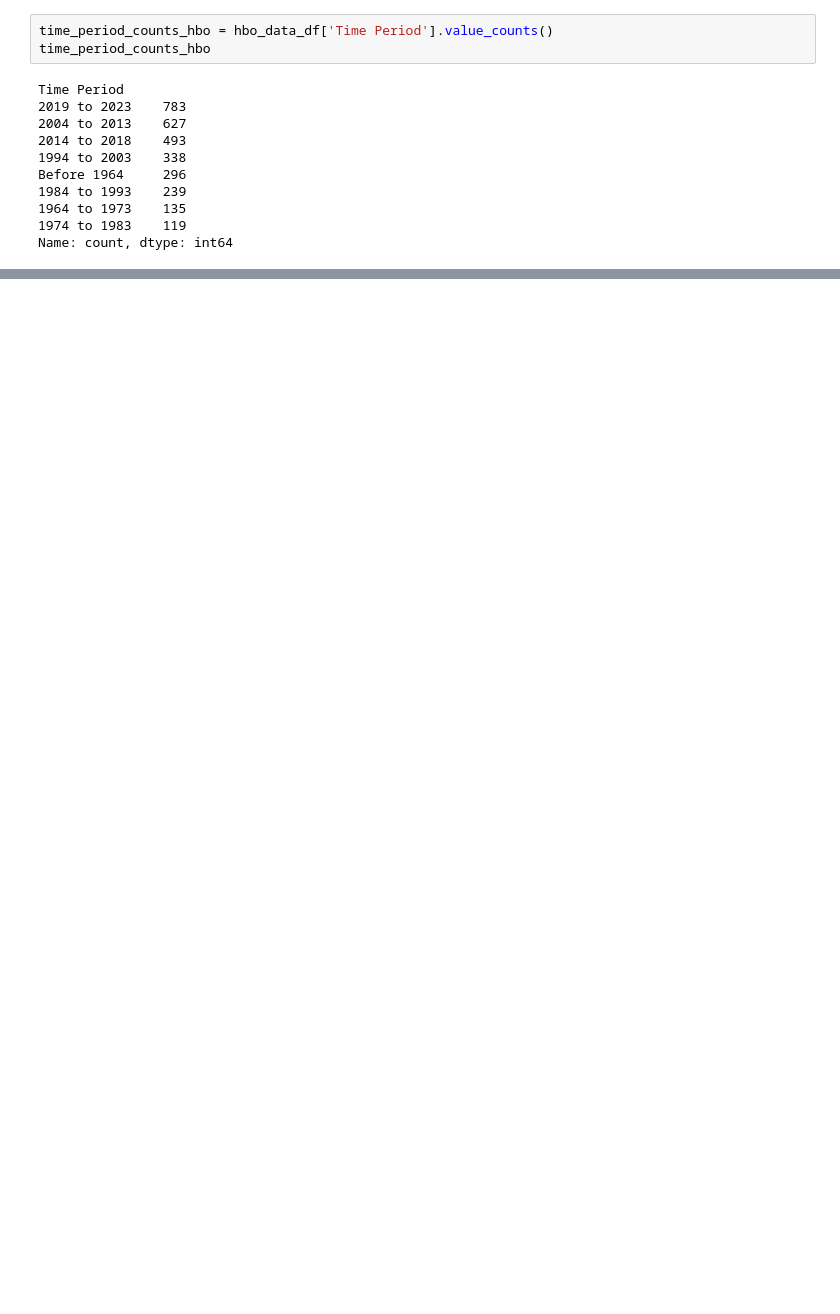
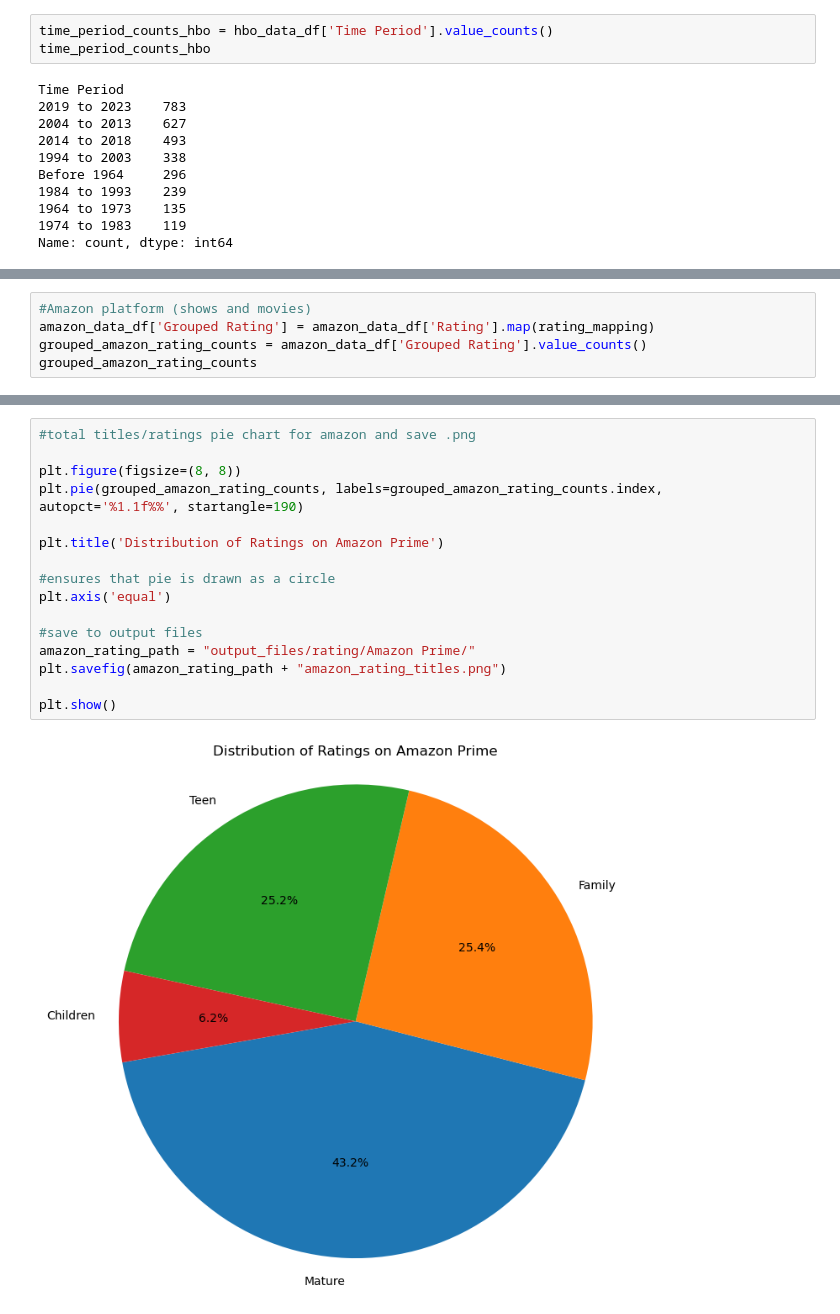
Before and after one commit to daggonit/Platform_Proj, a Jupyter notebook: Platform Project.ipynb, the cells around one changed output, grey strips where cells are left out. Drawn from its saved outputs; the diff is of its cells as text; blank space fills up the shorter version.

```diff
--- a/Platform Project.ipynb
+++ b/Platform Project.ipynb
@@ -372,0 +453,5 @@ Name: count, dtype: int64
+# %%
+#Amazon platform (shows and movies)
+amazon_data_df['Grouped Rating'] = amazon_data_df['Rating'].map(rating_mapping)
+grouped_amazon_rating_counts = amazon_data_df['Grouped Rating'].value_counts()
+grouped_amazon_rating_counts
@@ -372,0 +506,18 @@ Name: count, dtype: int64
+# %%
+#total titles/ratings pie chart for amazon and save .png
+
+plt.figure(figsize=(8, 8))
+plt.pie(grouped_amazon_rating_counts, labels=grouped_amazon_rating_counts.index, autopct='%1.1f%%', startangle=190)
+
+plt.title('Distribution of Ratings on Amazon Prime')
+
+#ensures that pie is drawn as a circle
+plt.axis('equal')
+
+#save to output files
+amazon_rating_path = "output_files/rating/Amazon Prime/"
+plt.savefig(amazon_rating_path + "amazon_rating_titles.png")
+
+plt.show()
+# %% [output]
+[figure, added]
```
Also changed, not shown: parts of 11 cells of this notebook, 11 other files.
